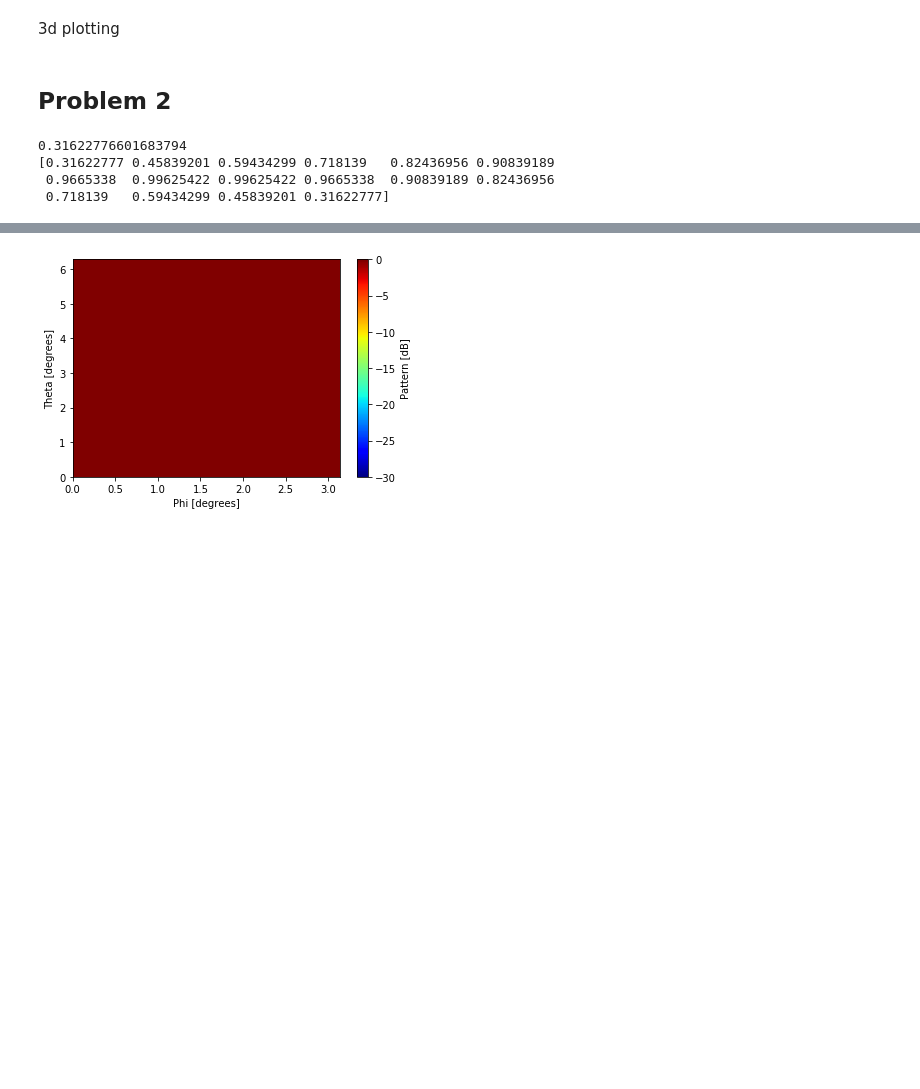
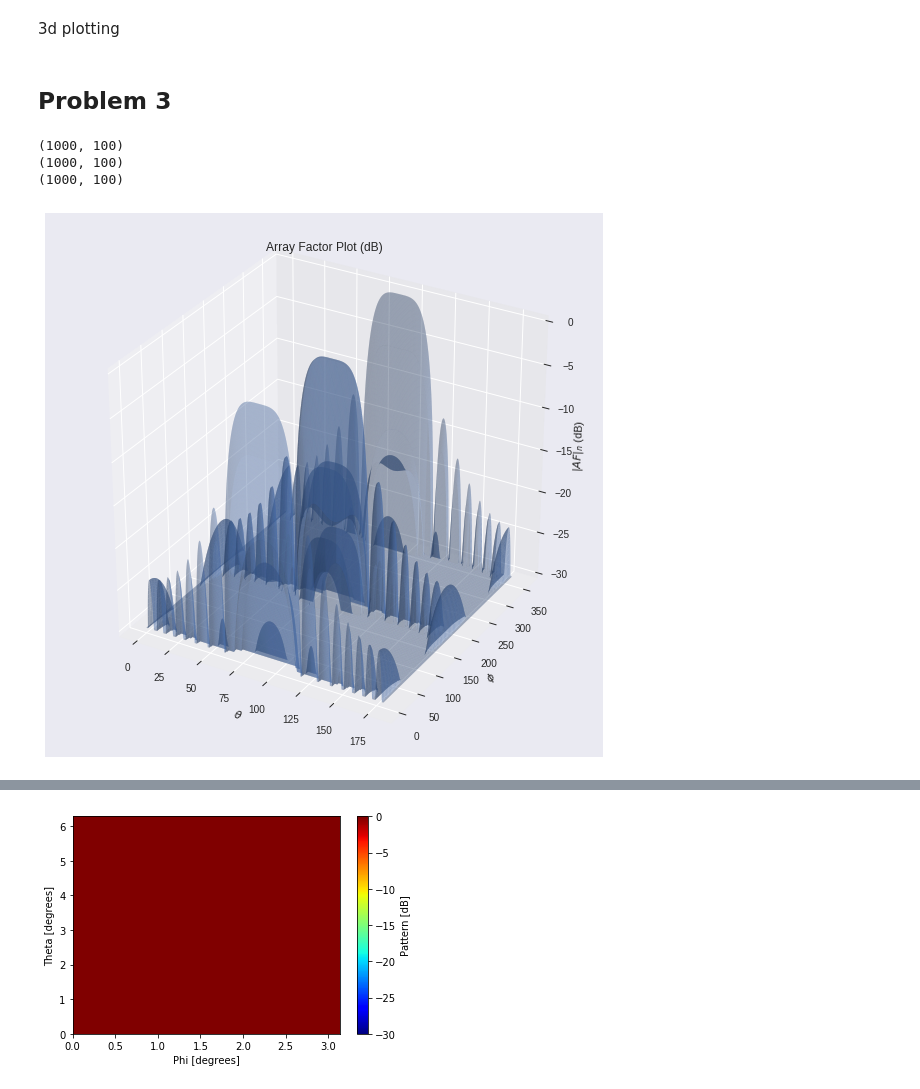
Before and after one commit to Zhaoxin-Hu/ECE222A, a Jupyter notebook: Homework 3.ipynb, the cells around one changed output, grey strips where cells are left out. Cells and saved outputs as stored; diff of their text form; code cells hidden in the pictures; blank space fills up the shorter version.

```diff
--- a/Homework 3.ipynb
+++ b/Homework 3.ipynb
@@ -219,16 +219,50 @@ ax.set_zlabel('z')
 fig.canvas.show()
 '''
 # %% [markdown]
-## Problem 2
+## Problem 3
-# %%
-n = np.arange(16)
-atten_dB = -10 # dB
-atten = 10**(atten_dB/20)
-print(atten)
-An = (1-atten)*(np.cos(n/15*np.pi-np.pi/2))+atten
-print(An)
-# %% [output]
-0.31622776601683794
-[0.31622777 0.45839201 0.59434299 0.718139   0.82436956 0.90839189
- 0.9665338  0.99625422 0.99625422 0.9665338  0.90839189 0.82436956
- 0.718139   0.59434299 0.45839201 0.31622777]
+# %%
+num_pts_theta, num_pts_phi = 1000, 100
+theta, phi = np.linspace(0, np.pi, num_pts_theta), np.linspace(0, 2*np.pi, num_pts_phi)
+theta2d, phi2d = np.meshgrid(theta, phi)
+theta2d, phi2d = np.transpose(theta2d), np.transpose(phi2d)
+Nx, Ny = 16, 16
+k = 2*np.pi
+dx, dy = 0.5, 0.6
+theta0, phi0 = np.deg2rad(90), np.deg2rad(0)
+# %%
+def AF_un_dB(theta, phi):
+    AFx, AFy = 0, 0
+    psix, psiy = k*dx*(np.sin(theta)*np.cos(phi)-np.sin(theta0)*np.cos(phi0)), k*dy*(np.sin(theta)*np.sin(phi)-np.sin(theta0)*np.sin(phi0))
+    for n in np.arange(Nx):
+        AFx = AFx + np.exp(1j*n*psix)
+    for n in np.arange(Ny):
+        AFy = AFy + np.exp(1j*n*psiy)
+    return 20*np.log10(np.abs(AFx*AFy))
+
+AF_un_max_dB = np.max(np.max(AF_un_dB(theta2d, phi2d)))
+
+def AF_n_dB(theta, phi):
+    return AF_un_dB(theta, phi)-AF_un_max_dB
+# %%
+X = theta2d/np.pi*180
+Y = phi2d/np.pi*180
+Z = AF_n_dB(theta2d, phi2d)
+limit = -30
+Z[Z<limit] = limit
+# %% [output]
+(1000, 100)
+(1000, 100)
+(1000, 100)
+# %%
+fig = plt.figure(figsize = (10,10))
+ax = plt.axes(projection='3d')
+ax.plot_surface(X, Y, Z, rstride=1, cstride=1, alpha = 0.5)
+ax.set_xlabel(r'$\theta$')
+ax.set_ylabel(r'$\phi$')
+ax.set_zlabel(r'$|AF|_n$ (dB)')
+ax.set_zbound(limit, 0)
+ax.set_zlim(limit, 0)
+ax.set_title('Array Factor Plot (dB)')
+plt.show()
+# %% [output]
+[figure, added]
```
Also changed, not shown: parts of 2 cells of this notebook.
